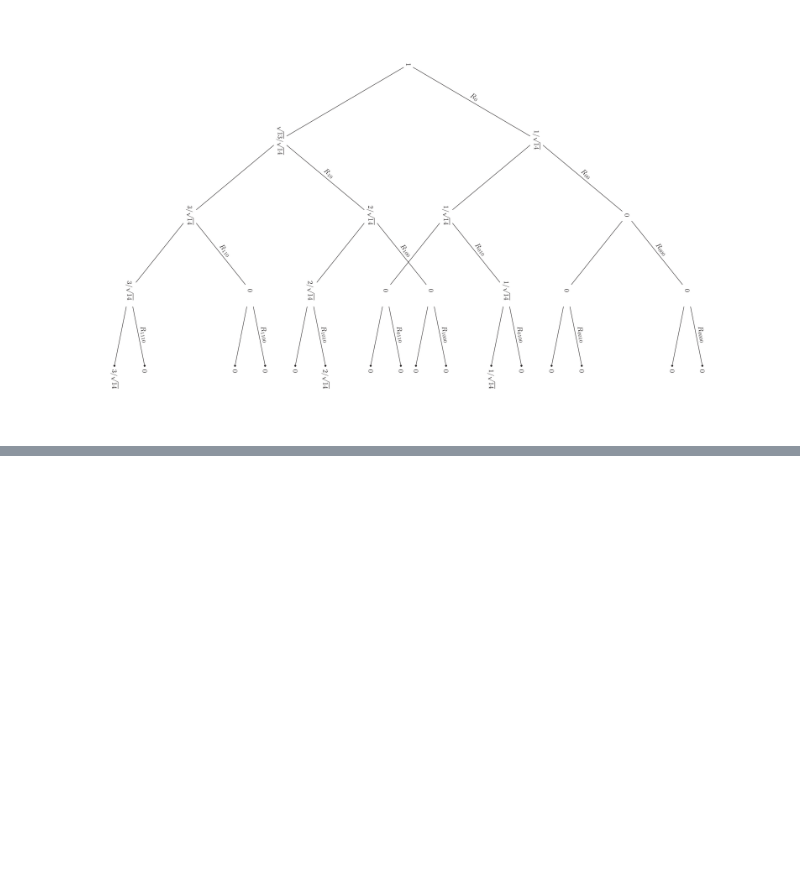
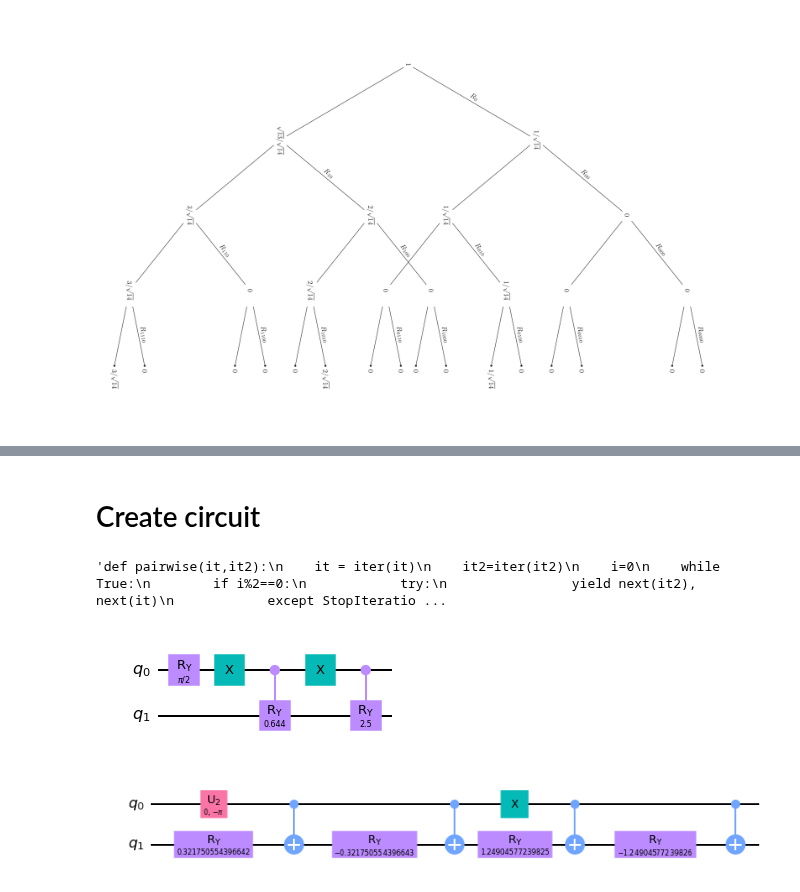
Before and after one commit to PolnareffPark/QuPCA, a Jupyter notebook: thetas_computation.ipynb, the cells around one changed output, grey strips where cells are left out. Saved outputs shown, nothing was run; the diff lists cells and outputs as text; code cells hidden in the pictures; blank space fills up the shorter version.

Commit message:
generalize circuit creation

```diff
--- a/thetas_computation.ipynb
+++ b/thetas_computation.ipynb
@@ -7,8 +8,8 @@ from qiskit.visualization import plot_bloch_multivector, array_to_latex
 # %%
 import numpy as np
 
-#example_matrix = np.array([[1.5, 0.5], [0.5, 1.5]])
-example_matrix = np.array([[0, 0, 0, 0], [0, 1, 0, 0], [0, 0, 2, 0], [0, 0, 0, 3]])
+example_matrix = np.array([[1.5, 0.5], [0.5, 1.5]])
+#example_matrix = np.array([[0, 0, 0, 0], [0, 1, 0, 0], [0, 0, 2, 0], [0, 0, 0, 3]])
 sum_squares = (example_matrix**2).sum()
 
 input_probabilities = []
@@ -153,0 +99,69 @@ for idx,th in zip(all_combinations,thetas):
+# %% [markdown]
+# Create circuit
+# %%
+'''def pairwise(it,it2):
+    it = iter(it)
+    it2=iter(it2)
+    i=0
+    while True:
+        if i%2==0:
+            try:
+                yield next(it2), next(it)
+            except StopIteration:
+                # no more elements in the iterator
+                return
+        else:
+            next(it2),next(it)
+        i+=1
+
+rotations_list=[]
+for a, b in pairwise(thetas,all_combinations):
+    rotations_list.append([a,b])
+rotations_list
+'''
+# %% [output]
+'def pairwise(it,it2):\n    it = iter(it)\n    it2=iter(it2)\n    i=0\n    while True:\n        if i%2==0:\n            try:\n                yield next(it2), next(it)\n            except StopIteratio ...
+# %%
+def generate_qram_circuit(n_qubits, thetas, all_combinations):
+
+    right_nodes_indexes=list(range(0,len(thetas),2))
+    rotations_list=list(zip(np.array(all_combinations)[right_nodes_indexes],np.array(thetas)[right_nodes_indexes]))
+
+    qc=QuantumCircuit(n_qubits)
+
+    for r_l in rotations_list:
+        target_qubit=len(r_l[0])-1
+
+        #First case of R_0
+        if target_qubit==0:
+            qc.ry(theta=r_l[1],qubit=target_qubit)
+            continue
+
+        not_gate=[]
+        for qb in range(target_qubit):
+            if r_l[0][qb]=='0':
+                not_gate.append(qb)
+
+        c_t_qubits=list(range(len(r_l[0])))
+        n_controls=len(range(target_qubit))
+
+        if len(not_gate)>0:
+            qc.x(not_gate)
+            c_ry = RYGate(r_l[1]).control(n_controls)
+            qc.append(c_ry, c_t_qubits)
+            qc.x(not_gate)
+        else:
+            c_ry = RYGate(r_l[1]).control(n_controls)
+            qc.append(c_ry, c_t_qubits)
+    return qc
+# %%
+qc=generate_qram_circuit(resolution,thetas=thetas,all_combinations=all_combinations)
+qc.draw('mpl')
+# %% [output]
+[figure, added]
+# %%
+backend=Aer.get_backend('aer_simulator')
+trans_c=transpile(qc,backend=backend)
+trans_c.draw('mpl')
+# %% [output]
+[figure, added]
```
Also changed, not shown: parts of 7 cells of this notebook.
